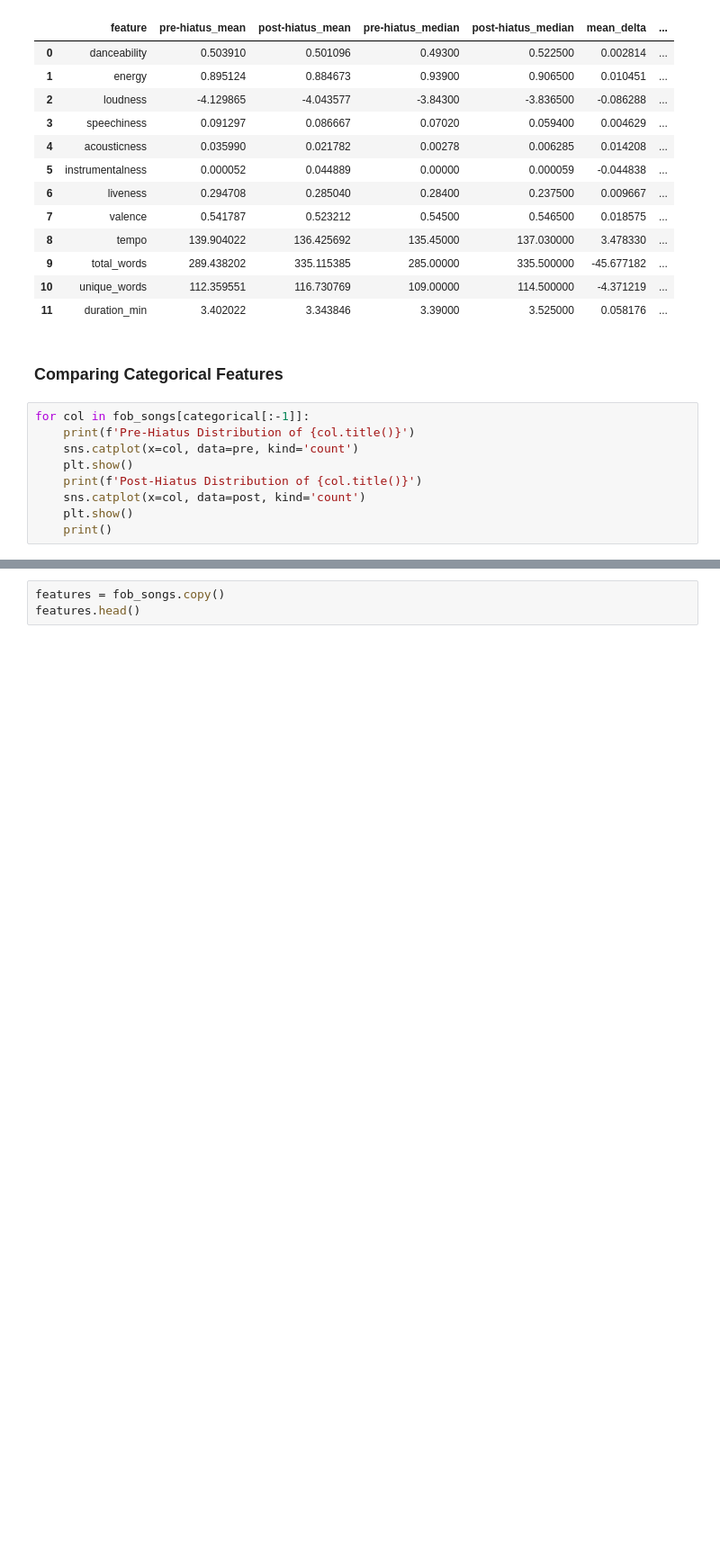
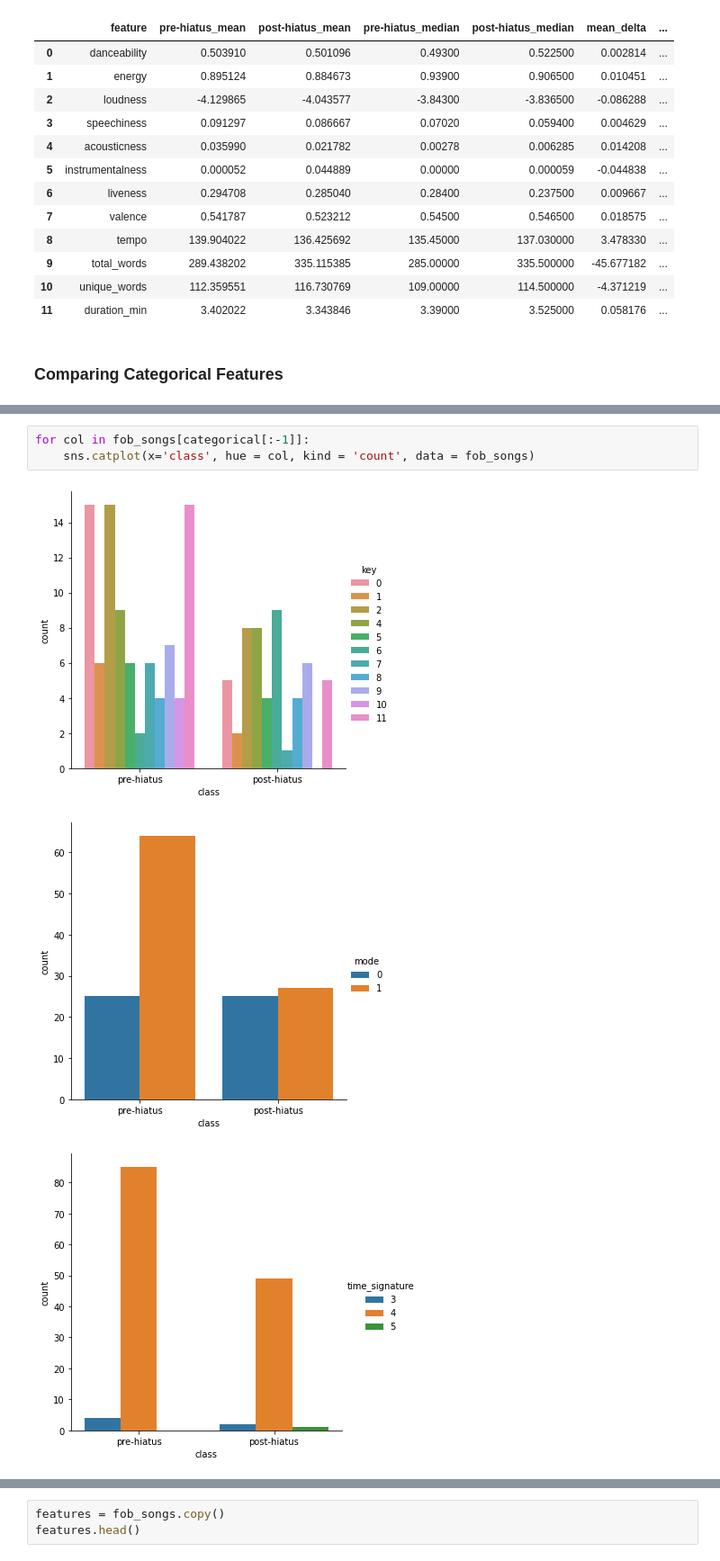
Before and after one commit to Ho1yShif/FOB_LR_Public, a Jupyter notebook: notebooks/Feature_Engineering.ipynb, the cells around one changed output, grey strips where cells are left out. Shown at 90% size. Saved outputs shown, nothing was run; the diff lists cells and outputs as text; blank space fills up the shorter version.

```diff
--- a/notebooks/Feature_Engineering.ipynb
+++ b/notebooks/Feature_Engineering.ipynb
@@ -85,12 +86,3 @@ num_features
 | 11 | duration_min | 3.402022 | 3.343846 | 3.39000 | 3.525000 | 0.058176 | ... |
 # %% [markdown]
 ### Comparing Categorical Features
-# %%
-for col in fob_songs[categorical[:-1]]:
-    print(f'Pre-Hiatus Distribution of {col.title()}')
-    sns.catplot(x=col, data=pre, kind='count')
-    plt.show()
-    print(f'Post-Hiatus Distribution of {col.title()}')
-    sns.catplot(x=col, data=post, kind='count')
-    plt.show()
-    print()
@@ -110,2 +89,9 @@ Post-Hiatus Distribution of Time_Signature
+# %%
+for col in fob_songs[categorical[:-1]]:
+	sns.catplot(x='class', hue = col, kind = 'count', data = fob_songs)
+# %% [output]
+[figure, added]
+[figure, added]
+[figure, added]
 # %% [markdown]
 ### Categorical Features: Conclusion
```
Also changed, not shown: parts of 33 cells of this notebook, 33 other files.
